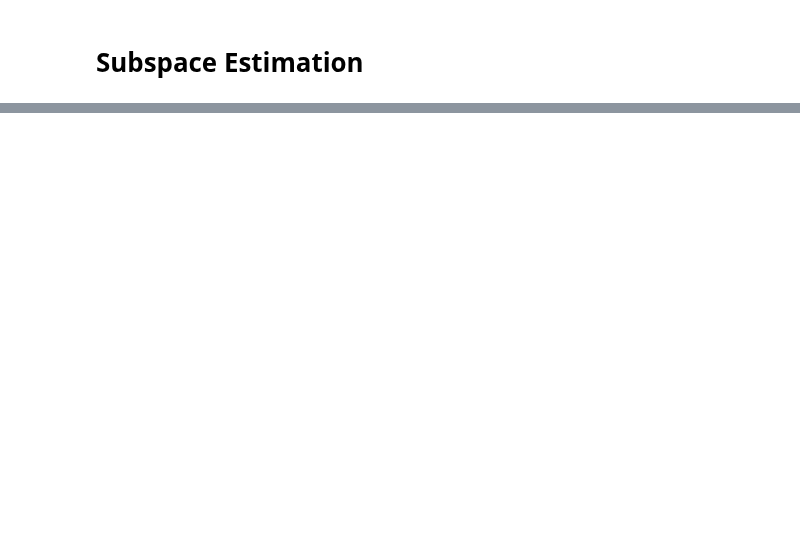
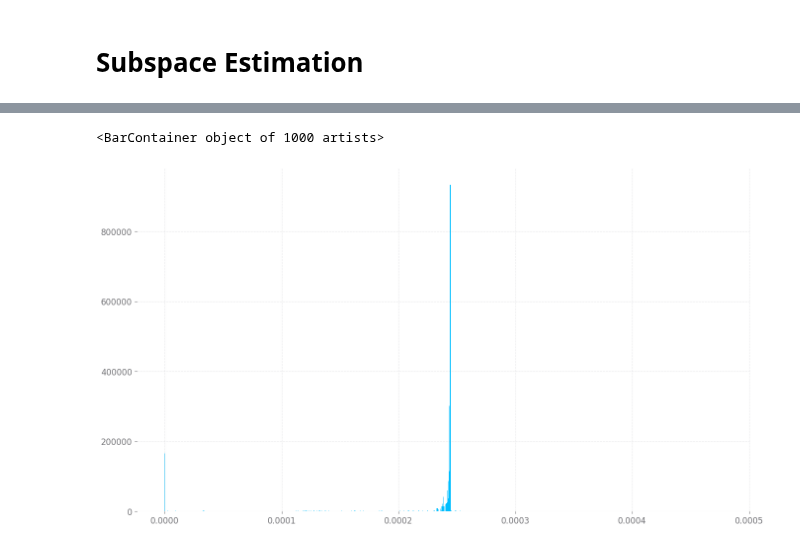
Before and after one commit to hetankevin/off-policy, a Jupyter notebook: mcmix/ChinmayasPlayground.ipynb, the cells around one changed output, grey strips where cells are left out. Drawn from its saved outputs; the diff is of its cells as text; code cells hidden in the pictures; blank space fills up the shorter version.

```diff
--- a/mcmix/ChinmayasPlayground.ipynb
+++ b/mcmix/ChinmayasPlayground.ipynb
@@ -78,6 +80,8 @@ from helpers import *
 plt.style.use('matplotlibrc')
 import os
 os.environ["VECLIB_MAXIMUM_THREADS"] = "10"
+# %%
+current_horizon = 70
 # %%
 # Generate a single environment
 
@@ -213,0 +253,17 @@ IndexError: arrays used as indices must be of integer (or boolean) type
+# %%
+# Splits the data (in its one hot representation) into data for subspace estimation and clustering
+
+
+onehotsasub = onehotsa[:sz]
+onehotsaflatsub = onehotsaflat[:sz]
+onehotspsub = onehotsp[:sz]
+
+onehotsaclust = onehotsa[sz:]
+onehotsaflatclust = onehotsaflat[sz:]
+onehotspclust = onehotsp[sz:]
+# %%
+# Executes the biggest part of the subspace estimation algorithm
+# Gets the top K eigenvalues and corresponding eigenvectors of the matrix H+H^T
+
+
+eigvalsa, eigvecsa = getEig(onehotsasub, onehotspsub, omegaone, omegatwo, K, wt=True)
@@ -213,0 +306,28 @@ IndexError: arrays used as indices must be of integer (or boolean) type
+# %%
+# Evaluate the distance values dist_(m,n) between all pairs (m,n) of trajectories
+# Called statmns for now
+
+
+# Set the device to the GPU
+device = "/GPU:0"
+
+# Get a transition structure estimate from each trajectory
+hs = np.array([geth(onehotsaclust[:,omegaone,:,:],
+                                     onehotspclust[:,omegaone,:]),
+                              geth(onehotsaclust[:,omegatwo,:,:],
+                                   onehotspclust[:,omegatwo,:])])
+
+# Use it to get the num_traj, num_traj matrix of similarity or distance values between pairs of trajectories.
+# NOTE 1: delete device=device if you aren't using your GPU
+# NOTE 2: set smalldata=True if you don't want too munch load on your memory
+statmns = computeStat(hs,
+                      eigvecsa, numpy=False, smalldata=False, device=device, proj=True)
+# %%
+# Plot a histogram of the estimated distance values to determine the threshold
+
+
+plt.figure(figsize=(16,9))
+plt.hist(statmns.flatten(), bins=1000, density=True, cumulative=False)[2]
+# %% [output]
+<BarContainer object of 1000 artists>
+[figure, added]
```
Also changed, not shown: parts of 22 cells of this notebook, 1 other file.
